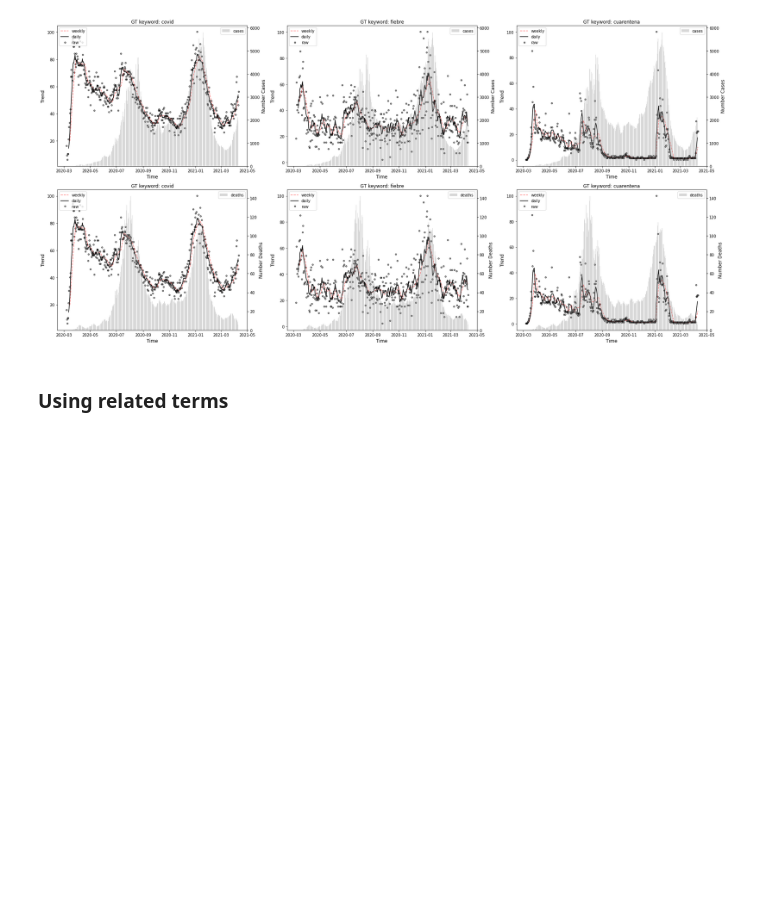
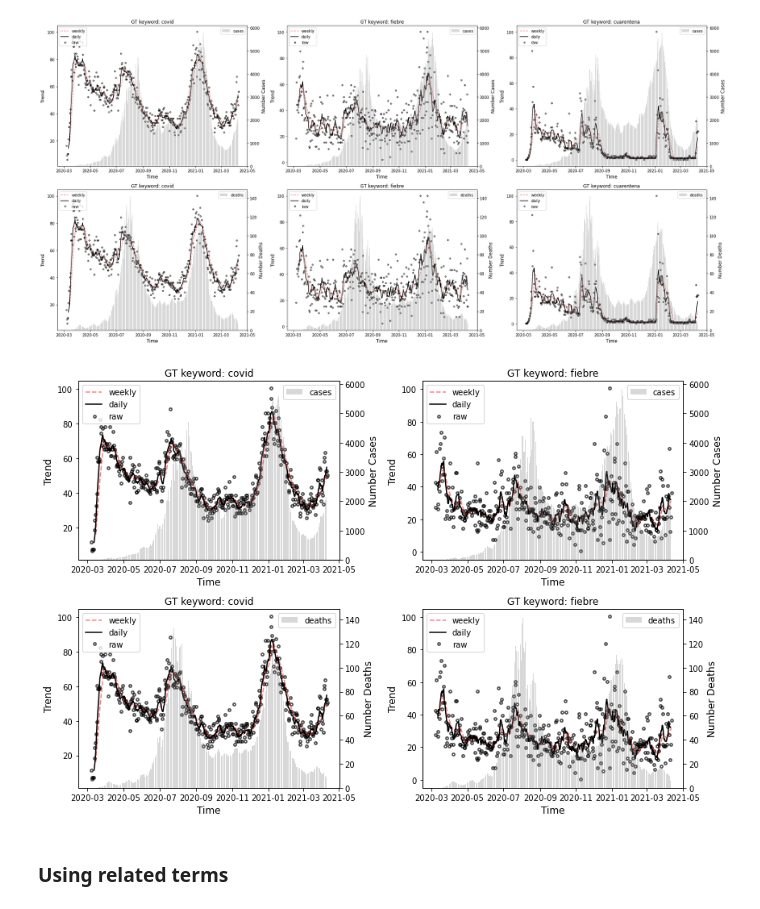
Before and after one commit to samueltof/covid19_forecast_ml, a Jupyter notebook: data_visualization.ipynb, the cells around one changed output. Drawn from its saved outputs; the diff is of its cells as text; code cells hidden in the pictures; blank space fills up the shorter version.

Commit message:
adding new data

```diff
--- a/data_visualization.ipynb
+++ b/data_visualization.ipynb
@@ -6,9 +6,9 @@ import seaborn as sns
 import pandas as pd
 import os
 
-from global_config import config
+# from global_config import config
 
-data_path = config.get_property('covid_fb')
+# data_path = config.get_property('covid_fb')
 data_path = os.path.join('data')
 # %% [markdown]
 ## Visualize COVID-19 historical data
@@ -187,6 +187,57 @@ plt.tight_layout()
 plt.show()
 # %% [output]
 [figure]
+# %%
+pytrend = TrendReq(hl='es-CO')
+keywords_test = ['covid','fiebre']
+start = '2020-03-06'
+end = '2021-04-10'
+geo = 'CO-DC'
+cat = 0
+gprop=''
+rolling_window_size = 7     # days
+
+# Plot data
+fig, ax = plt.subplots(2,2,figsize=(12, 8))
+for i, kw in enumerate(keywords_test):
+    # Read and process
+    overlapping = gtrend.get_daily_trend(pytrend, kw, start, end, geo=geo, cat=cat, gprop=gprop, verbose=False)
+    overlapping = overlapping.reset_index()
+    overlapping["date"] = pd.to_datetime( overlapping["date"] )
+    overlapping['rw'] = overlapping[kw].rolling(window=rolling_window_size).mean()
+    overlapping["end_day"] = overlapping.apply(lambda x: x["date"] - timedelta(days=x['date'].weekday()) + timedelta(days=6), axis=1)
+    overlapping_week = overlapping.groupby(['end_day']).mean().reset_index()
+    # Plot GT
+    ax[0,i].scatter(x=overlapping['date'], y=overlapping[kw], marker="$\circ$", color='k', alpha=0.5, label='raw')
+    ax[0,i].plot(overlapping_week['end_day'], overlapping_week['rw'], color='r', linestyle='dashed', alpha=0.5, label='weekly')
+    ax[0,i].plot(overlapping['date'], overlapping['rw'], color='k', label='daily')
+    ax[0,i].legend(loc='upper left')
+    ax[0,i].set_xlabel('Time',fontsize=12)
+    ax[0,i].set_ylabel('Trend',fontsize=12)
+    ax[0,i].set_title(f'GT keyword: {kw}',fontsize=12)
+    # Plot cases
+    ax1 = ax[0,i].twinx()
+    ax1.bar(df_cases['date_time'], df_cases['confirmed_cases'], color='gray', alpha=0.3, label='cases')
+    ax1.set_ylabel('Number Cases',fontsize=12)
+    ax1.legend(loc='upper right')
+    # Plot GT
+    ax[1,i].scatter(x=overlapping['date'], y=overlapping[kw], marker="$\circ$", color='k', alpha=0.5, label='raw')
+    ax[1,i].plot(overlapping_week['end_day'], overlapping_week['rw'], color='r', linestyle='dashed', alpha=0.5, label='weekly')
+    ax[1,i].plot(overlapping['date'], overlapping['rw'], color='k', label='daily')
+    ax[1,i].legend(loc='upper left')
+    ax[1,i].set_xlabel('Time',fontsize=12)
+    ax[1,i].set_ylabel('Trend',fontsize=12)
+    ax[1,i].set_title(f'GT keyword: {kw}',fontsize=12)
+    # Plot deaths
+    ax2 = ax[1,i].twinx()
+    ax2.bar(df_cases['date_time'], df_cases['confirmed_deaths'], color='gray', alpha=0.3, label='deaths')
+    ax2.set_ylabel('Number Deaths',fontsize=12)
+    ax2.legend(loc='upper right')
+
+plt.tight_layout()
+plt.show()
+# %% [output]
+[figure, added]
 # %% [markdown]
 ### Using related terms
 # %%
```
Also changed, not shown: 11 other files.
